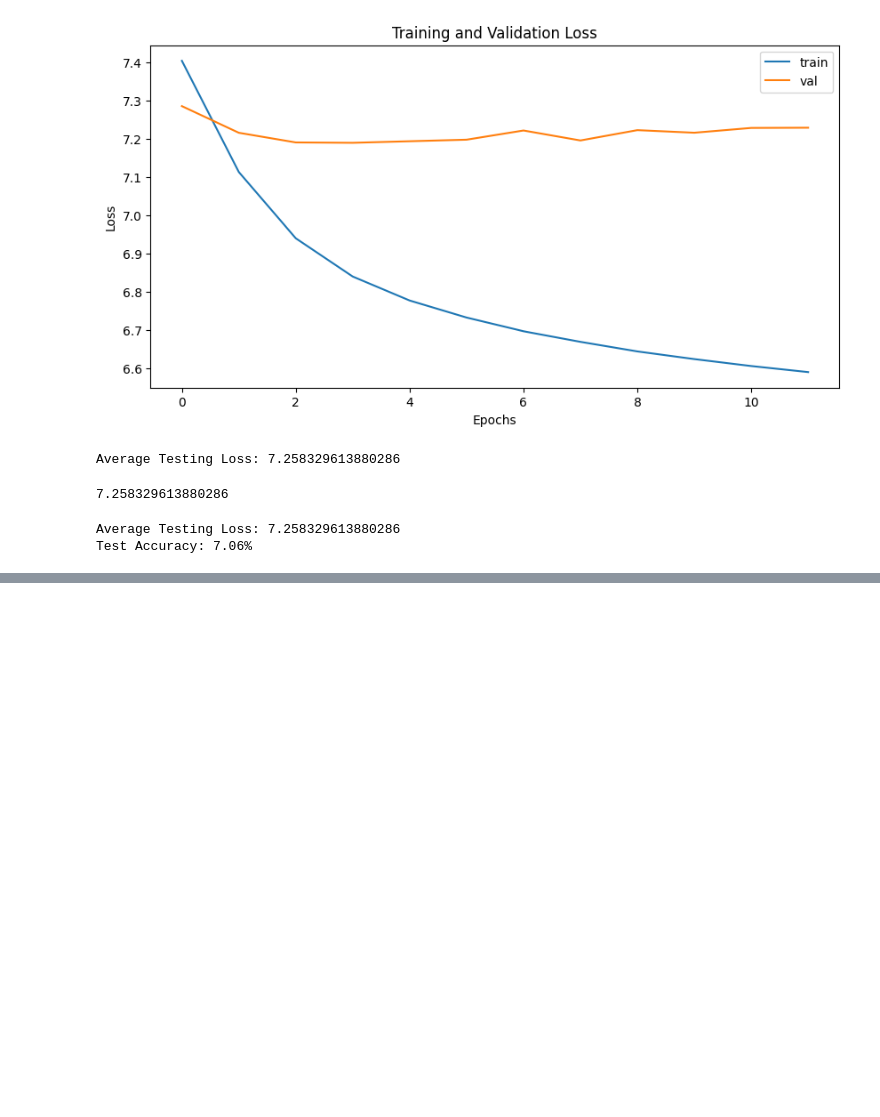
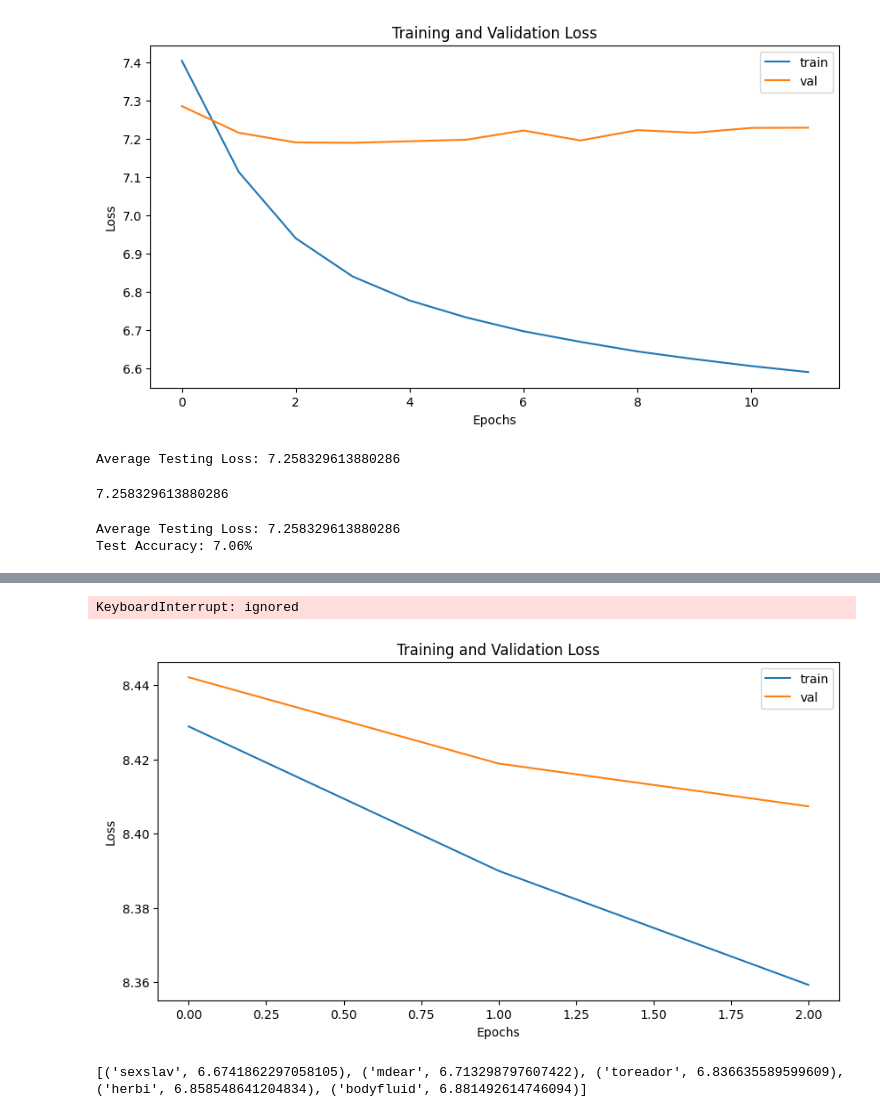
Before and after one commit to tusharmanekar/ml4nlp-1, a Jupyter notebook: ex02/ex02_wordembeddings.ipynb, the cells around one changed output, grey strips where cells are left out. Saved outputs shown, nothing was run; the diff lists cells and outputs as text; code cells hidden in the pictures; blank space fills up the shorter version.

```diff
--- a/ex02/ex02_wordembeddings.ipynb
+++ b/ex02/ex02_wordembeddings.ipynb
@@ -533,0 +618,69 @@ Test Accuracy: 7.06%
+# %%
+# Create the full dataset using the raw text
+full_dataset_scifi = CBOWDataset(CONTEXT_WIDTH_SCIFI, word_to_ix_scifi, raw_text=raw_text_scifi)
+
+
+# Split the dataset into training, validation, and test sets
+train_data_scifi, temp_data = train_test_split(full_dataset_scifi.data, test_size=0.2, random_state=42)
+val_data_scifi, test_data_scifi = train_test_split(temp_data, test_size=0.5, random_state=42)
+
+
+# Using the split data to instantiate datasets
+# raw_text is defaulted to None when using preprocessed_data
+train_dataset_scifi = CBOWDataset(context_size=CONTEXT_WIDTH_SCIFI, word_to_ix=word_to_ix_scifi, preprocessed_data=train_data_scifi)
+val_dataset_scifi  = CBOWDataset(context_size=CONTEXT_WIDTH_SCIFI, word_to_ix=word_to_ix_scifi, preprocessed_data=val_data_scifi)
+test_dataset_scifi  = CBOWDataset(context_size=CONTEXT_WIDTH_SCIFI, word_to_ix=word_to_ix_scifi, preprocessed_data=test_data_scifi)
+
+# Creating dataloaders for each dataset
+train_dataloader = DataLoader(train_dataset_scifi , batch_size=64, shuffle=True, num_workers=4)
+val_dataloader = DataLoader(val_dataset_scifi , batch_size=64, shuffle=False, num_workers=4)
+test_dataloader = DataLoader(test_dataset_scifi , batch_size=64, shuffle=False, num_workers=4)
+# %%
+# Initialize training
+
+model_scifi = CBOW(vocab_size_scifi, EMBEDDING_DIM_SCIFI,CONTEXT_WIDTH_SCIFI, HIDDEN_DIM_SCIFI, word_to_ix_scifi)
+
+device = torch.device("cuda" if torch.cuda.is_available() else "cpu")
+model_scifi.to(device)
+
+optimizer = torch.optim.Adam(model_scifi.parameters(), lr=0.001)
+loss_function = nn.NLLLoss()
+
+train_losses, val_losses = model_scifi.train_model(N_EPOCHS_SCIFI, optimizer, train_dataloader, val_dataloader, device)
+# %% [output]
+KeyboardInterrupt: ignored
+# %%
+# After training
+plt.figure(figsize=(10,5))
+plt.title("Training and Validation Loss")
+plt.plot(train_losses, label="train")
+plt.plot(val_losses, label="val")
+plt.xlabel("Epochs")
+plt.ylabel("Loss")
+plt.legend()
+plt.show()
+# %% [output]
+[figure, added]
+# %%
+# slope, scare, rich are less frequent
+words_scifi=["old","long", "rich","said","cant","scare","time","planet","slope"]
+
+def get_closest_word(word, topn=5):
+  word_distance = []
+  emb = model_scifi.embeddings
+  pdist = nn.PairwiseDistance()
+  i = word_to_ix_scifi[word]
+  lookup_tensor_i = torch.tensor([i], dtype=torch.long).to(device)
+  v_i = emb(lookup_tensor_i)
+  for j in range(len(vocab_scifi)):
+    if j != i:
+      lookup_tensor_j = torch.tensor([j], dtype=torch.long).to(device)
+      v_j = emb(lookup_tensor_j)
+      word_distance.append((ix_to_word_scifi[j], float(pdist(v_i, v_j))))
+  word_distance.sort(key=lambda x: x[1])
+  return word_distance[:topn]
+
+for x in words_scifi:
+  print(get_closest_word(x))
+# %% [output]
+[('sexslav', 6.6741862297058105), ('mdear', 6.713298797607422), ('toreador', 6.836635589599609), ('herbi', 6.858548641204834), ('bodyfluid', 6.881492614746094)]
```
Also changed, not shown: parts of 22 cells of this notebook.
